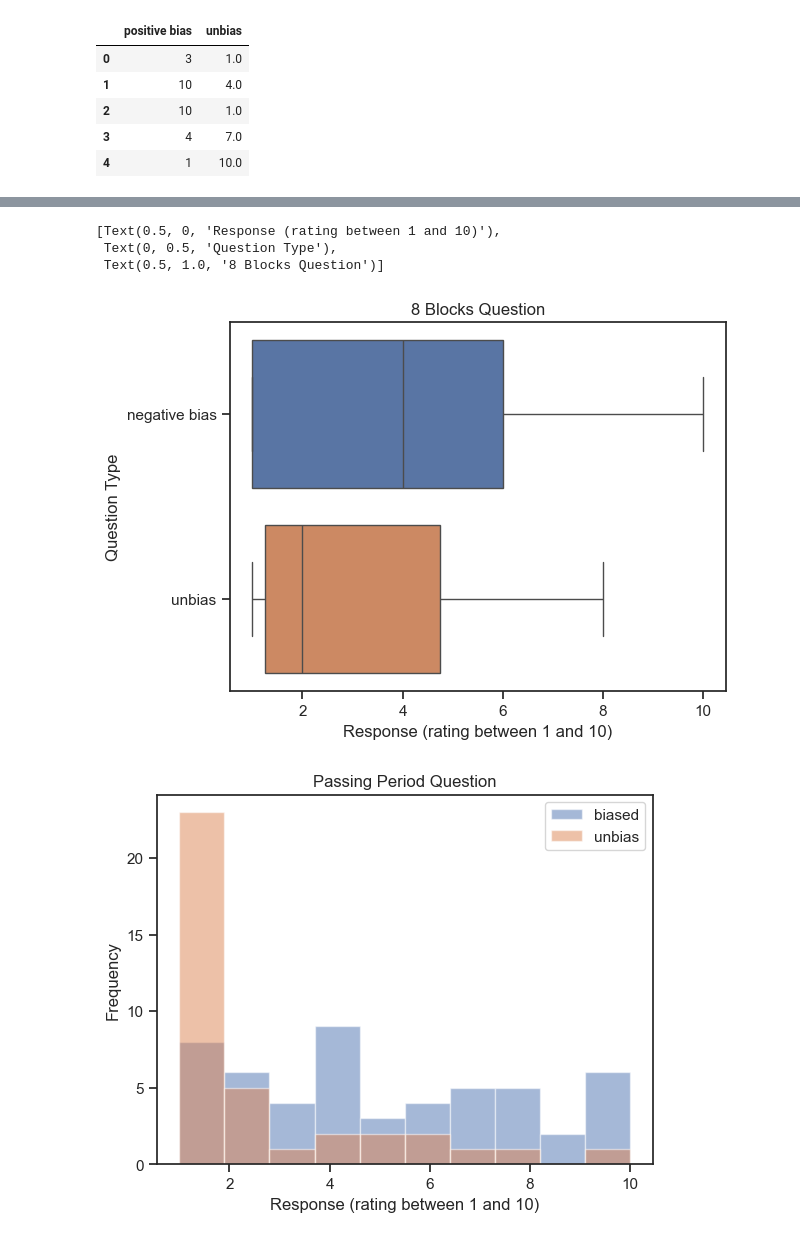
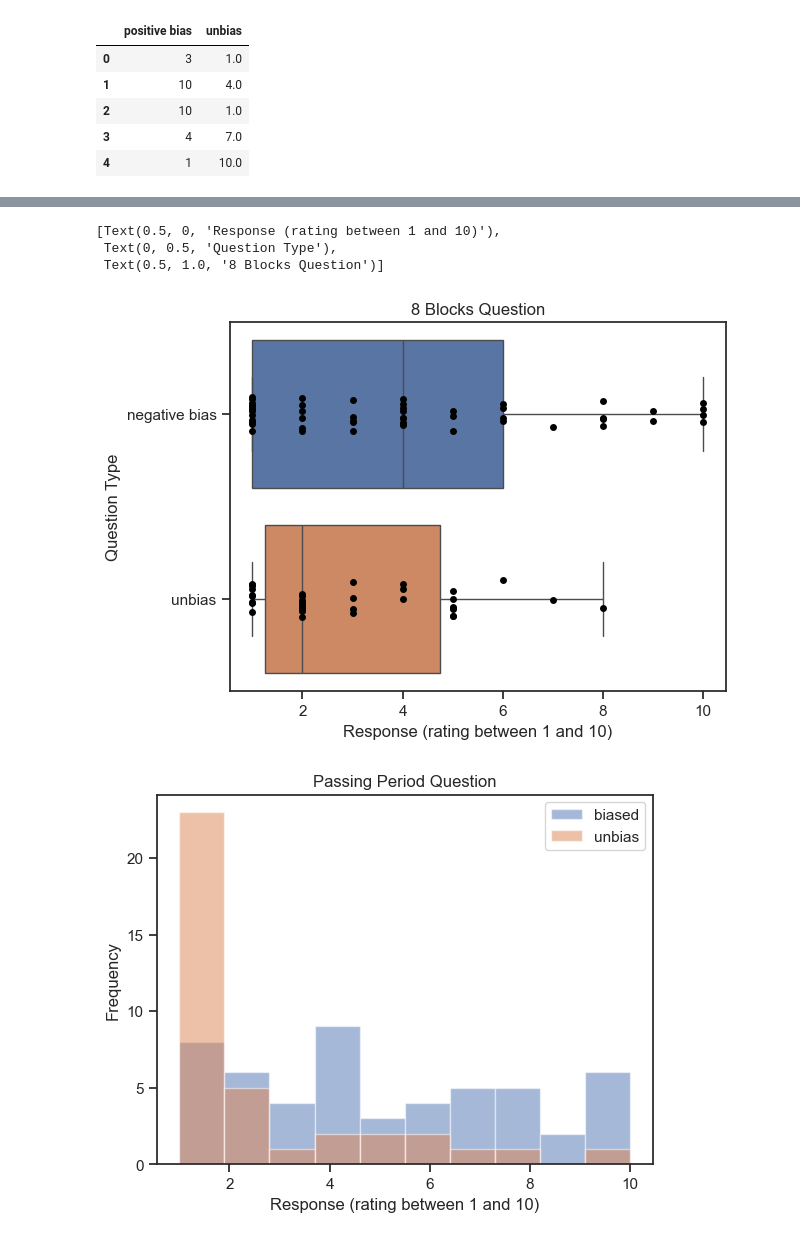
Before and after one commit to alexmehta/stats-project, a Jupyter notebook: analysis.ipynb, the cells around one changed output, grey strips where cells are left out. Cells and saved outputs as stored; diff of their text form; code cells hidden in the pictures.

```diff
--- a/analysis.ipynb
+++ b/analysis.ipynb
@@ -54,11 +55,13 @@ ax.set(xlabel='Response (rating between 1 and 10)', ylabel='Question Type', titl
 # %%
 ax = sns.boxplot(data=eight_blocks_responses, orient="h")
+
+sns.stripplot(data=eight_blocks_responses, orient="h", color=".0")
 ax.set(xlabel='Response (rating between 1 and 10)', ylabel='Question Type', title='8 Blocks Question')
 # %% [output]
 [Text(0.5, 0, 'Response (rating between 1 and 10)'),
  Text(0, 0.5, 'Question Type'),
  Text(0.5, 1.0, '8 Blocks Question')]
-[figure, old version]
+[figure, new version]
 # %%
 # histogram comparisons of passing periods
 biased_passing_period = biased_responses['Passing Period']
```
Also changed, not shown: parts of 4 cells of this notebook.
